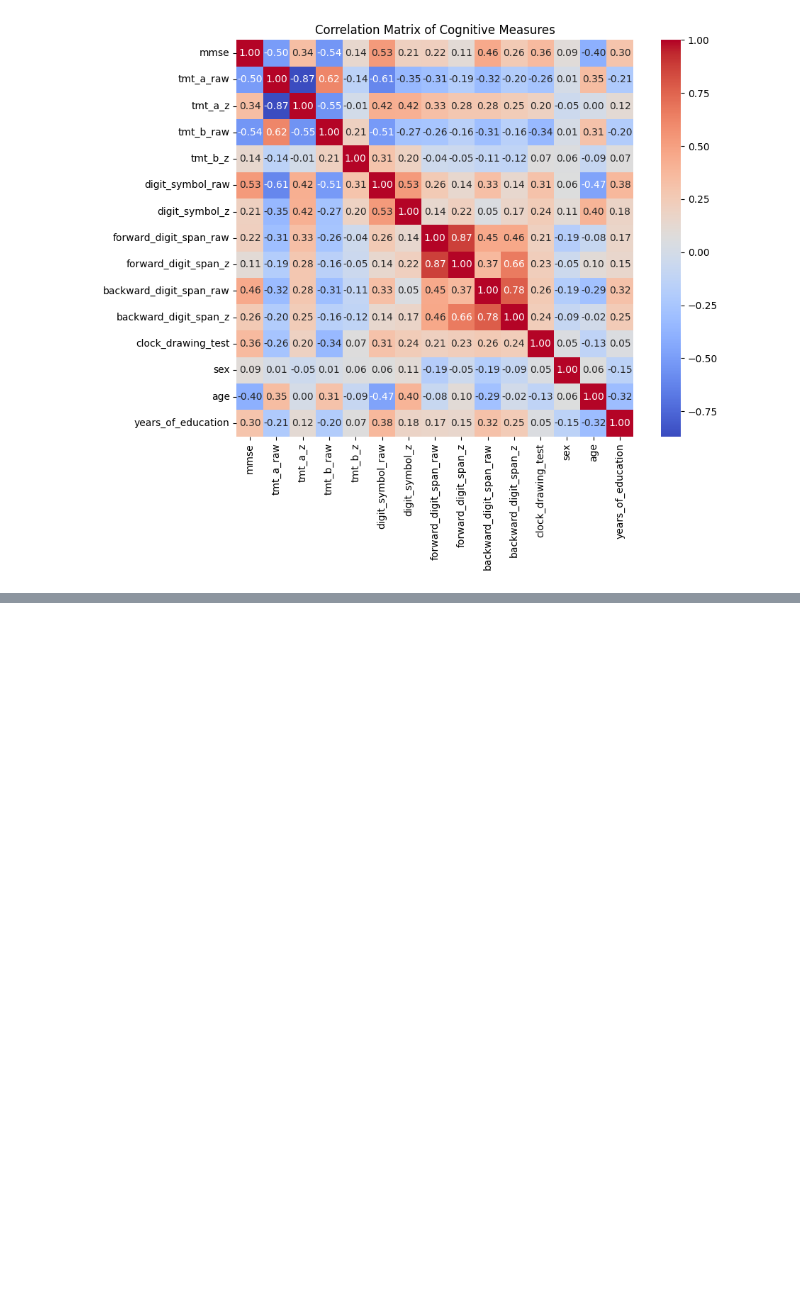
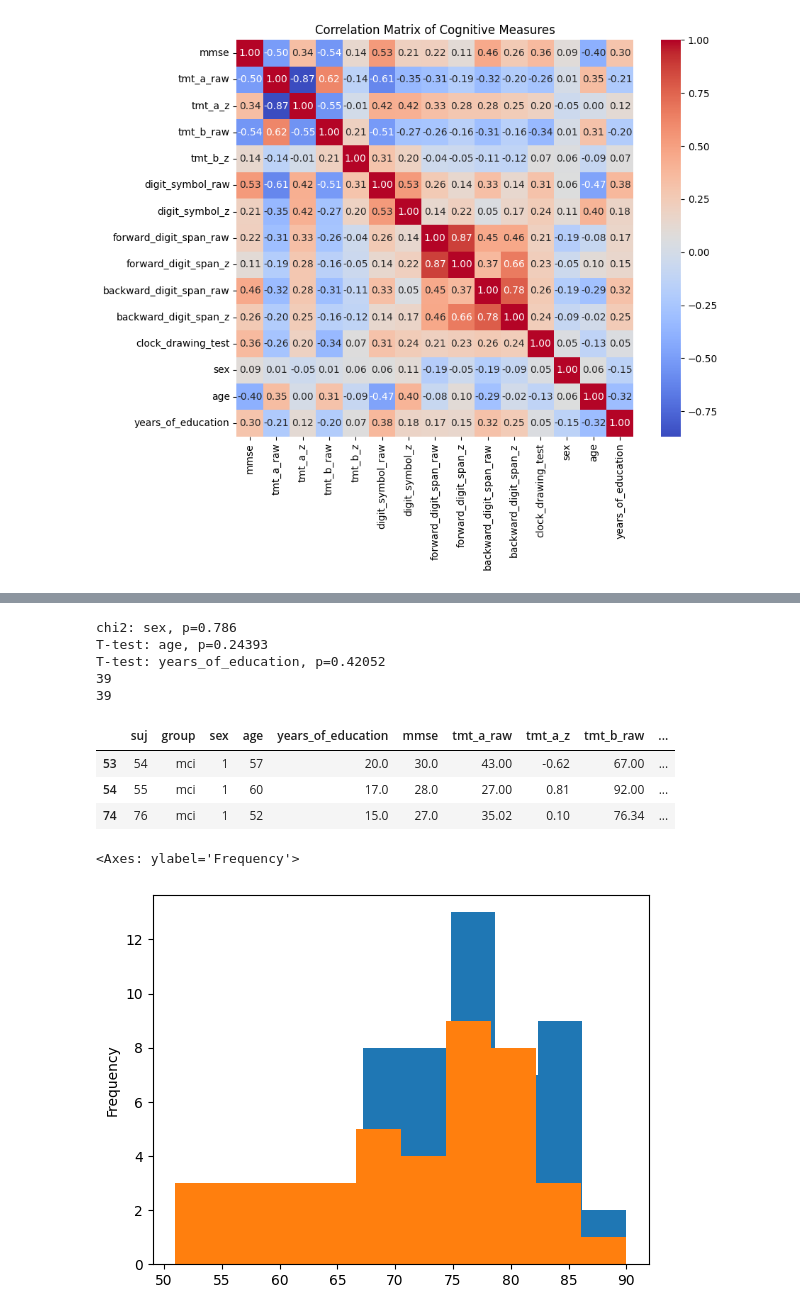
Before and after one commit to gianluca-capelo/tmt-analysis, a Jupyter notebook: notebooks/modelling.ipynb, the cells around one changed output, grey strips where cells are left out. Drawn from its saved outputs; the diff is of its cells as text; code cells hidden in the pictures; blank space fills up the shorter version.

```diff
--- a/notebooks/modelling.ipynb
+++ b/notebooks/modelling.ipynb
@@ -196,0 +211,50 @@ plt.show()
+# %%
+metadata_control = df_metadata_cognitive[df_metadata_cognitive['group'] == 'control']
+metadata_control = metadata_control[metadata_control['age'] >= 55]
+metadata_mci = df_metadata_cognitive[df_metadata_cognitive['group'] == 'mci']
+metadata_mci = metadata_mci[metadata_mci['age'] >= 55]
+
+for var in demographic_colums:
+    if var == "sex":
+        # Combine these lists into a 2x2 contingency table
+        # Count occurrences of each category (1 = Female, 0 = Male) in each group
+        mci_counts = Counter(metadata_mci["sex"])
+        control_counts = Counter(metadata_control["sex"])
+
+        # Create the contingency table
+        contingency_table = [
+            [mci_counts[1], control_counts[1]],  # Female counts  (mci and control)
+            [mci_counts[0], control_counts[0]],  # Male counts (mci and control)
+        ]
+        # Perform Chi-square test
+        chi2, p, dof, expected = scipy.stats.chi2_contingency(contingency_table)
+        print(f"chi2: {var}, p={p:.3f}")
+        continue
+    t_stat, p_value = scipy.stats.ttest_ind(
+        metadata_mci[var], metadata_control[var], nan_policy="omit"
+    )
+    print(f"T-test: {var}, p={p_value:.5f}")
+
+
+print(len(metadata_control))
+print(len(metadata_control))
+# %% [output]
+chi2: sex, p=0.786
+T-test: age, p=0.24393
+T-test: years_of_education, p=0.42052
+39
+39
+# %%
+# metadata_control = df_metadata_cognitive[df_metadata_cognitive['group'] == 'control']
+metadata_mci[metadata_mci['age'] <= 60]
+# %% [output]
+|  | suj | group | sex | age | years_of_education | mmse | tmt_a_raw | tmt_a_z | tmt_b_raw | ... |
+| 53 | 54 | mci | 1 | 57 | 20.0 | 30.0 | 43.00 | -0.62 | 67.00 | ... |
+| 54 | 55 | mci | 1 | 60 | 17.0 | 28.0 | 27.00 | 0.81 | 92.00 | ... |
+| 74 | 76 | mci | 1 | 52 | 15.0 | 27.0 | 35.02 | 0.10 | 76.34 | ... |
+# %%
+metadata_mci['age'].plot(kind='hist')
+metadata_control['age'].plot(kind='hist')
+# %% [output]
+<Axes: ylabel='Frequency'>
+[figure, added]
```
Also changed, not shown: parts of 16 cells of this notebook.
